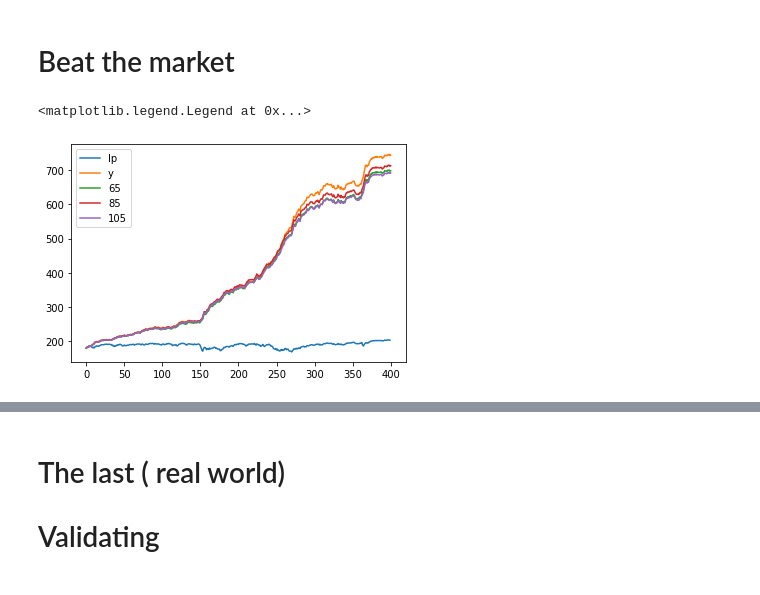
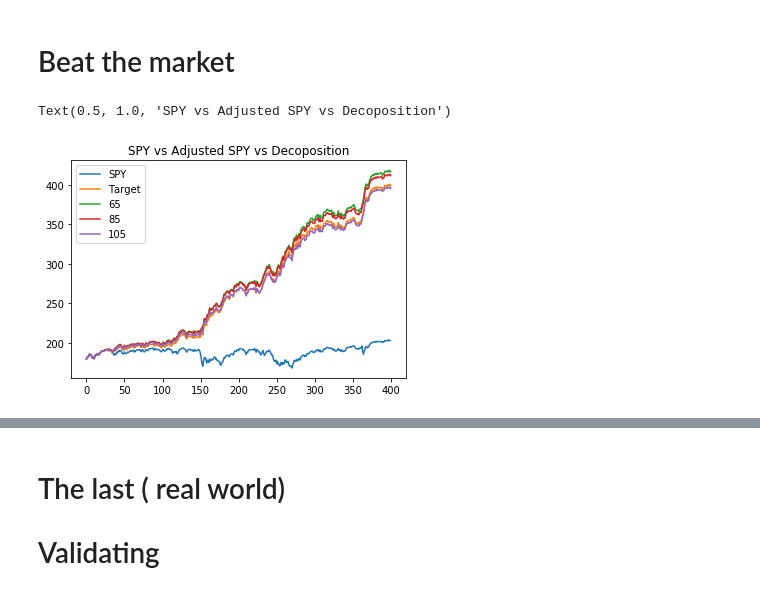
Before and after one commit to Yang-Tao-YT/Project_796, a Jupyter notebook: Final.ipynb, the cells around one changed output, grey strips where cells are left out. Saved outputs shown, nothing was run; the diff lists cells and outputs as text; code cells hidden in the pictures.

```diff
--- a/Final.ipynb
+++ b/Final.ipynb
@@ -8,8 +7,8 @@ Using TensorFlow backend.
 # %% [markdown]
 # Preprocessing data
 # %%
-period = 400 #  days for train
-period_valid = 400 # days for test
+period = 300 #  days for train
+period_valid = 300 # days for test
 stock ,spy =get_data(period,period_valid)
 # %% [markdown]
 # Construct model
@@ -37,7 +36,7 @@ predict = autoencoder.predict(data)
 # we need to figure out what is the best error measure,?
 
 # sum absolute relative error
-communal_information = np.sum(np.absolute((stock['calibrate']['net'] - predict)/predict),axis = 0)
+communal_information = np.sum(np.absolute((stock['calibrate']['net'] - predict)/stock['calibrate']['net']),axis = 0)
 # ranking
 ranking = np.array(communal_information).argsort()
 ranks = pd.DataFrame({'communal' : communal_information[ranking] ,'index' : data.columns[ranking] })
@@ -131,6 +122,7 @@ for non_communal in non:
 
 
     x = stock['validate']['percentage'].iloc[:, stock_index]
+    dl_scaler[s].fit(x)
     x = dl_scaler[s].transform(x)
 
     # calculate the error
@@ -142,8 +134,9 @@ for non_communal in non:
     total_2_norm_diff['validate'][s] = np.linalg.norm((np.array(spy_predict['validate'][s]) - np.array(spy['validate']['lp'])))
 
 # plot result
-plt.plot(np.array(spy['validate']['lp'] ), label = 'lp')
+plt.plot(np.array(spy['validate']['lp'] ), label = 'SPY')
 
 for s in (initial + non):
     plt.plot(np.array(spy_predict['validate'][s] ), label = '{}'.format(s))
 plt.legend()
+plt.title('Out of the sample')
@@ -160,7 +150,7 @@ non = np.array([15, 35, 55]) # numbrt of non_communal ??
 initial = 50 # number of market follower  ??
 y = copy.deepcopy (spy['calibrate']['percentage'])
 # we change the the path of y and ask
-y[y < -1] = 1
+y[y < -1.5] = 1
 # %%
 # test different number of non_communal
 for non_communal in non:
@@ -192,11 +182,12 @@ for non_communal in non:
 # %%
 ypath = spy['calibrate']['lp'].iloc[0,0] * np.concatenate([[1],np.array((y/100)+1).cumprod()])
 # plot result
-plt.plot(np.array(spy['calibrate']['lp'] ), label = 'lp')
-plt.plot(ypath,label= 'y')
+plt.plot(np.array(spy['calibrate']['lp'] ), label = 'SPY')
+plt.plot(ypath,label= 'Target')
 for s in (initial + non):
     plt.plot(np.array(spy_predict['calibrate'][s] ), label = '{}'.format(s))
 plt.legend()
+plt.title('SPY vs Adjusted SPY vs Decoposition')
 # %% [output]
-<matplotlib.legend.Legend at 0x...>
+Text(0.5, 1.0, 'SPY vs Adjusted SPY vs Decoposition')
-[figure, old version]
+[figure, new version]
```
Also changed, not shown: parts of 13 cells of this notebook, 9 other files.
